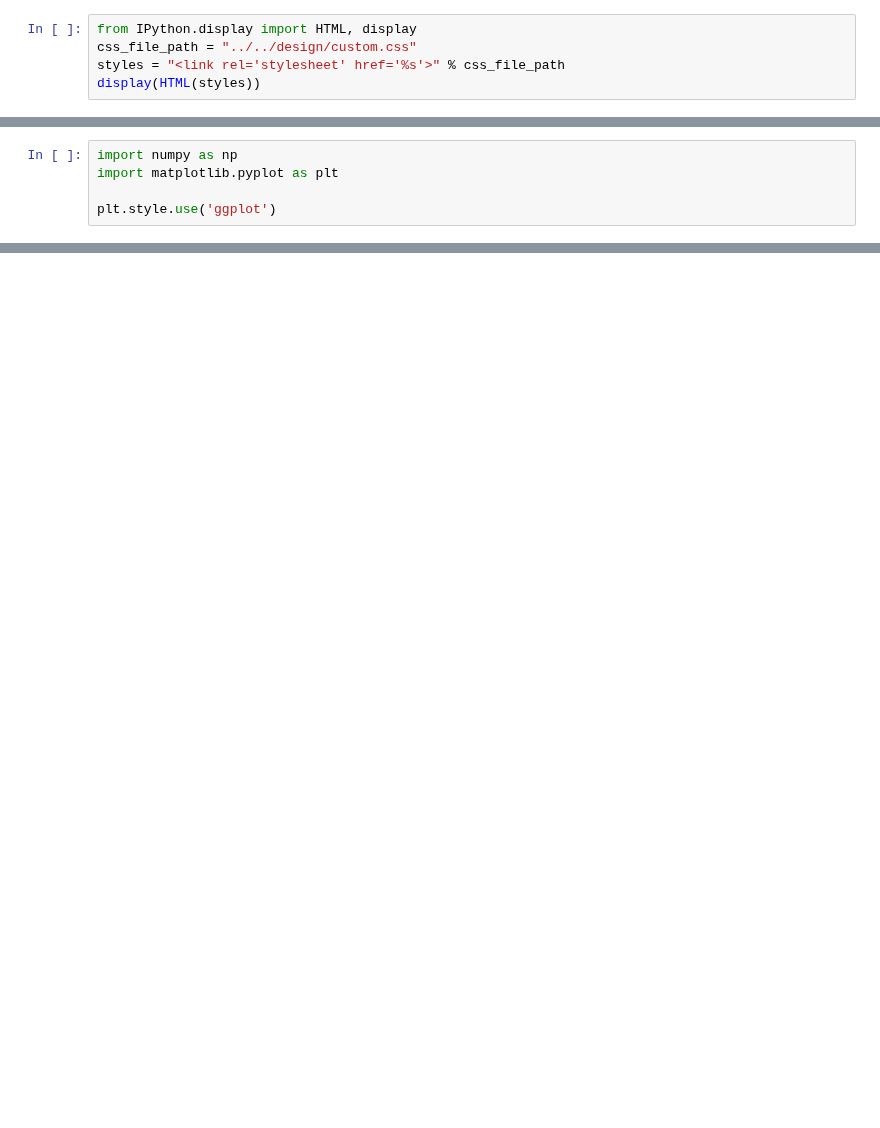
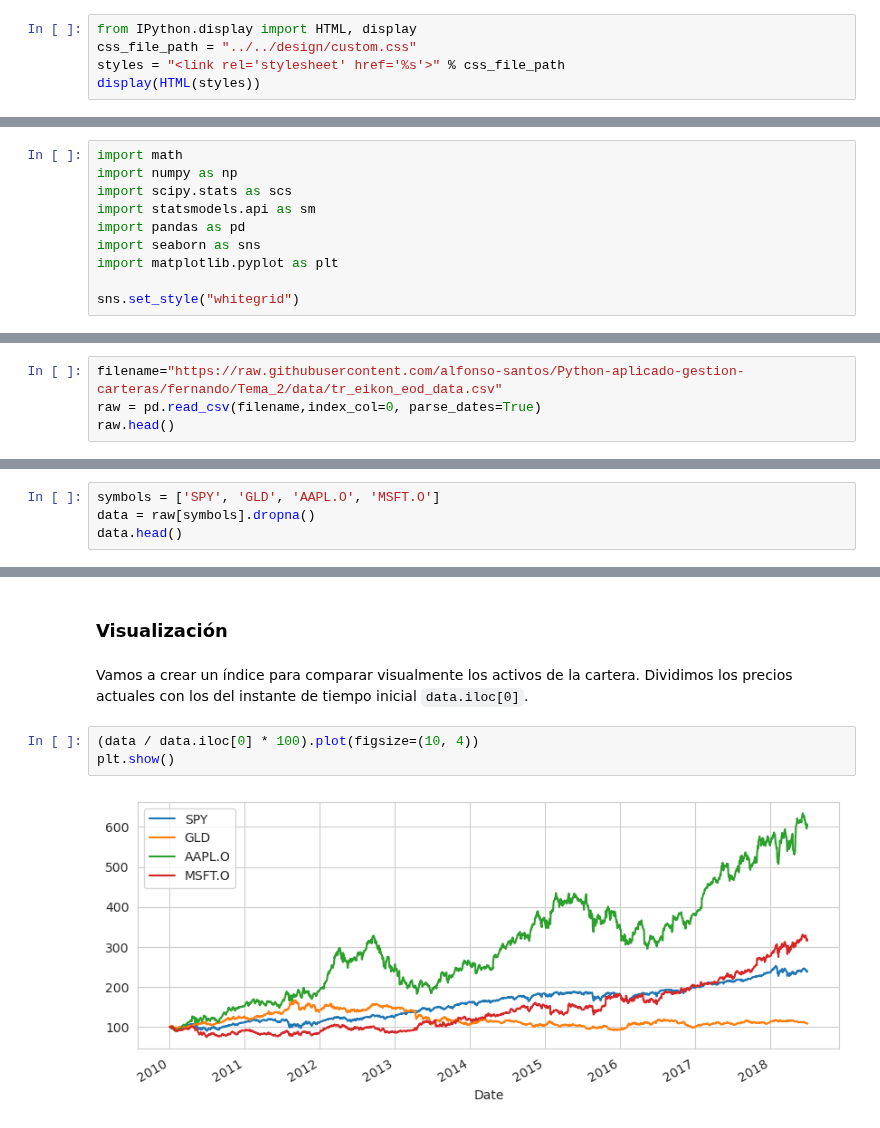
Before and after one commit to alfonso-santos/microcredencial-carteras-python-2023, a Jupyter notebook: Tema_2_Carteras_Intro/src/carteras-cuatro-activos-reales-solucion.ipynb, the cells around one changed output, grey strips where cells are left out. Saved outputs shown, nothing was run; the diff lists cells and outputs as text; blank space fills up the shorter version.

Commit message:
Carteras cuatro activos con solucion

```diff
--- a/Tema_2_Carteras_Intro/src/carteras-cuatro-activos-reales-solucion.ipynb
+++ b/Tema_2_Carteras_Intro/src/carteras-cuatro-activos-reales-solucion.ipynb
@@ -8,5 +5,0 @@ display(HTML(styles))
-# %%
-import numpy as np
-import matplotlib.pyplot as plt
-
-plt.style.use('ggplot')
@@ -189,0 +10,10 @@ plt.show()
+# %%
+import math
+import numpy as np
+import scipy.stats as scs
+import statsmodels.api as sm
+import pandas as pd
+import seaborn as sns
+import matplotlib.pyplot as plt
+
+sns.set_style("whitegrid")
@@ -189,0 +22,4 @@ plt.show()
+# %%
+filename="https://raw.githubusercontent.com/alfonso-santos/Python-aplicado-gestion-carteras/fernando/Tema_2/data/tr_eikon_eod_data.csv"
+raw = pd.read_csv(filename,index_col=0, parse_dates=True)
+raw.head()
@@ -189,0 +34,4 @@ plt.show()
+# %%
+symbols = ['SPY', 'GLD', 'AAPL.O', 'MSFT.O']
+data = raw[symbols].dropna()
+data.head()
@@ -189,0 +46,9 @@ plt.show()
+# %% [markdown]
+### Visualización
+# %% [markdown]
+Vamos a crear un índice para comparar visualmente los activos de la cartera. Dividimos los precios actuales con los del instante de tiempo inicial `data.iloc[0]`.
+# %%
+(data / data.iloc[0] * 100).plot(figsize=(10, 4))
+plt.show()
+# %% [output]
+[figure, added]
```
Also changed, not shown: parts of 49 cells of this notebook, 1 other file.
